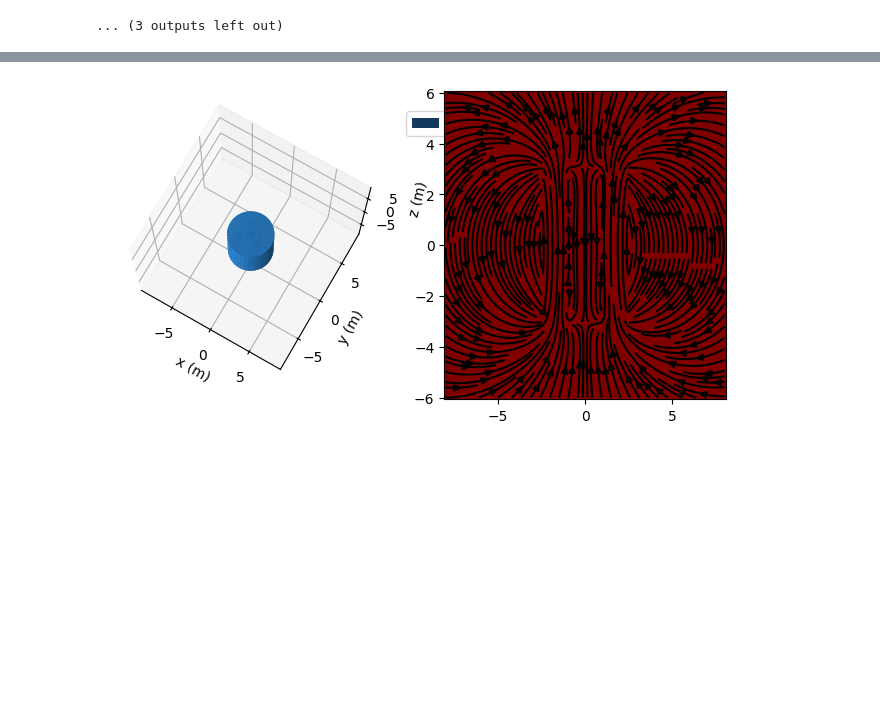
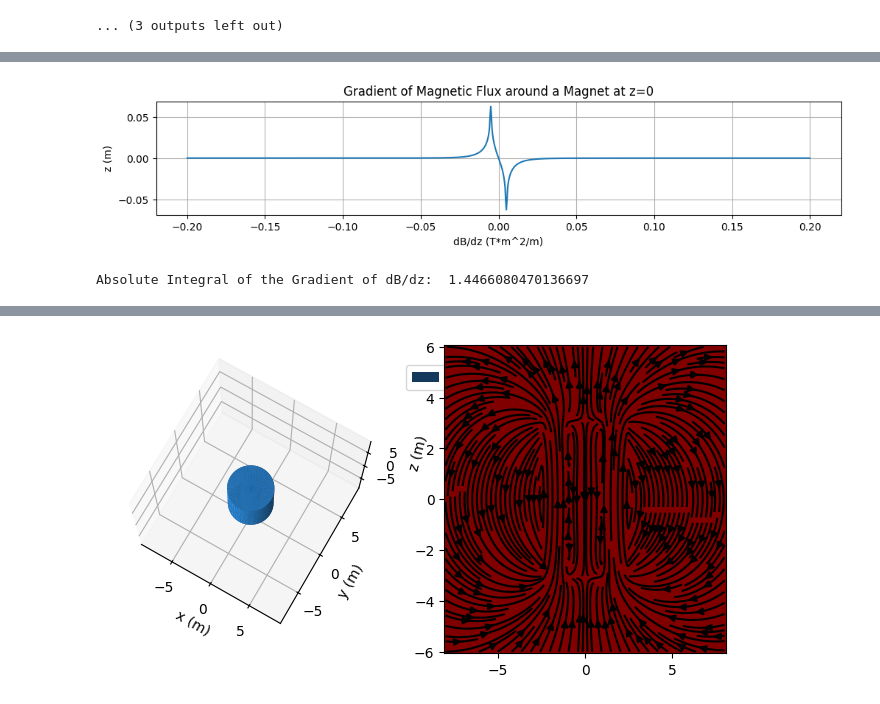
Before and after one commit to Sebleko/induction_generator, a Jupyter notebook: python/induction-simulation.ipynb, the cells around one changed output, grey strips where cells are left out. Cells and saved outputs as stored; diff of their text form; code cells hidden in the pictures; blank space fills up the shorter version.

```diff
--- a/python/induction-simulation.ipynb
+++ b/python/induction-simulation.ipynb
@@ -734,0 +759,11 @@ plot_power_vs_turns(outer_radius, coil_length, outer_length, coil_separation, fr
+# %%
+# When the magnet moves inside the coil, the electric field induced at each point is proportional to the rate of change of the magnetic flux at that point.
+# If the magnet moves to the right, the change in magnetic flux is: velocity * dB/dx. I.e. the higher dB/dx, the higher the induced electric field for a given velocity.
+# Note that dB/dx is the gradient of the figure plotted above.
+# Let us plot dB/dx.
+gradient = np.gradient(flux, z_segments, axis=1)
+plot_figure(z_segments, gradient.squeeze(), 'dB/dz (T*m^2/m)', 'z (m)', 'Gradient of Magnetic Flux around a Magnet at z=0', (12,2))
+print("Absolute Integral of the Gradient of dB/dz: ", np.abs(gradient).sum())
+# %% [output]
+[figure, added]
+Absolute Integral of the Gradient of dB/dz:  1.4466080470136697
```
Also changed, not shown: parts of 6 cells of this notebook.
